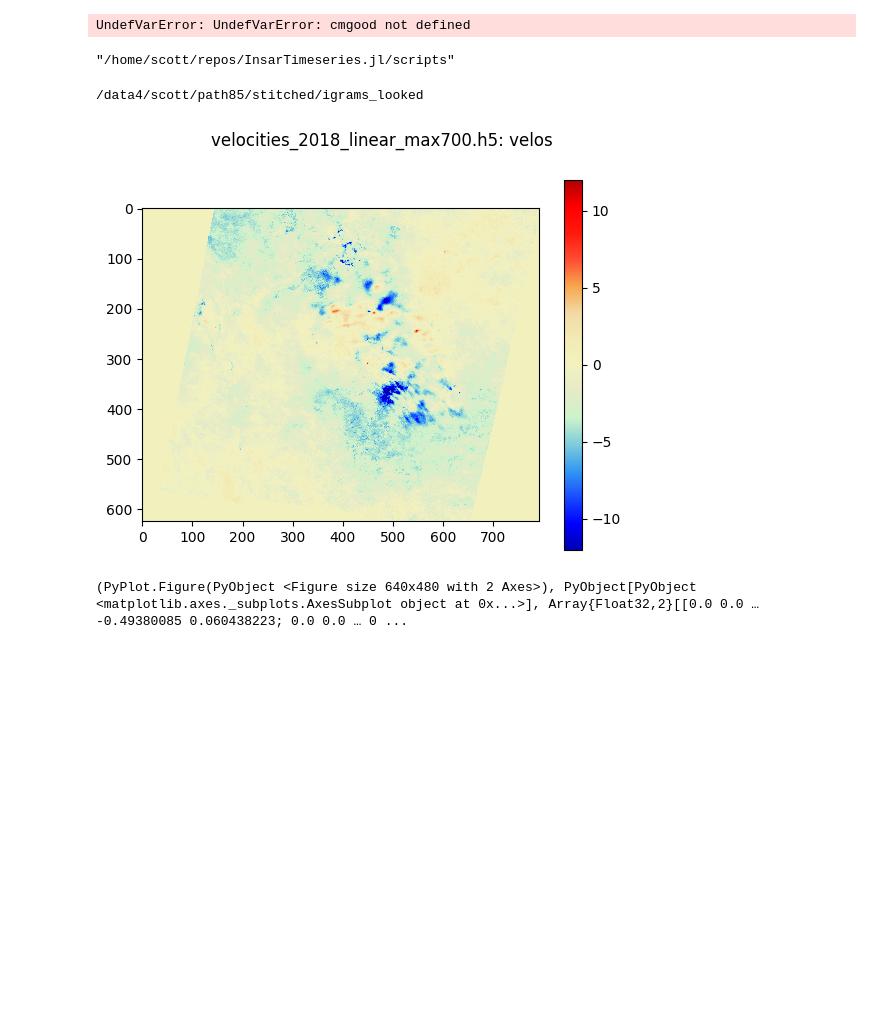
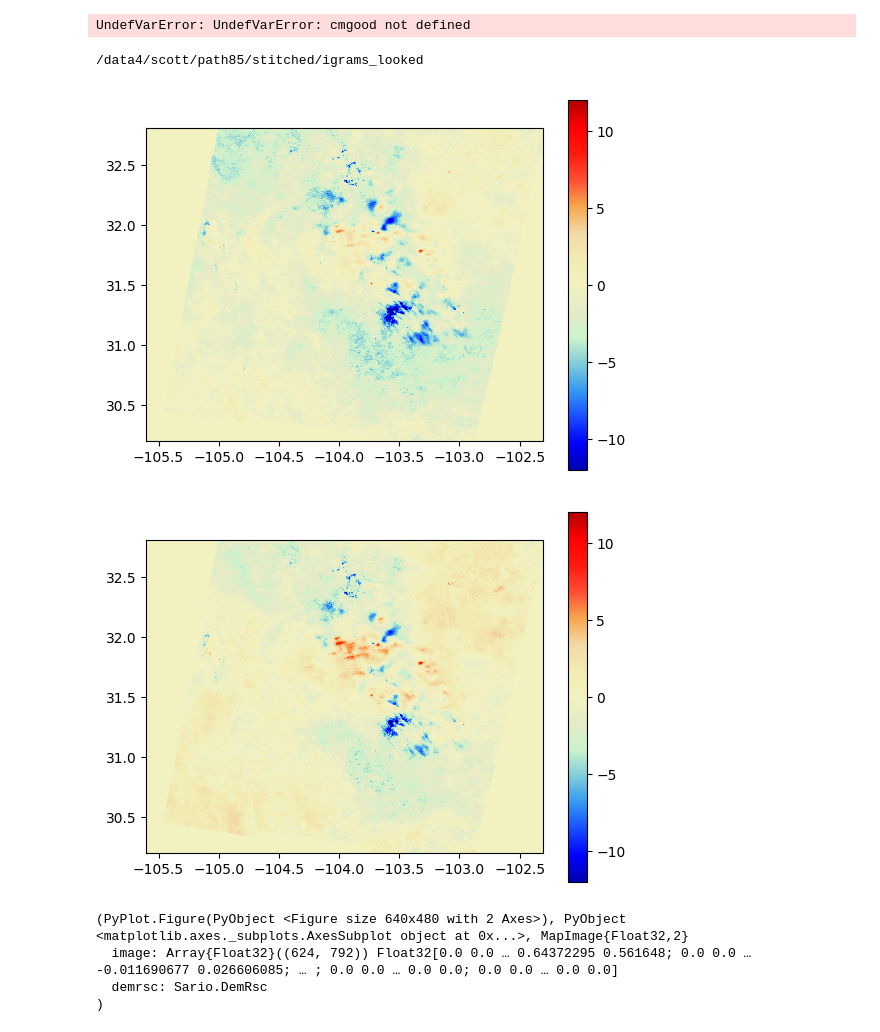
Before and after one commit to scottstanie/InsarTimeseries.jl, a Jupyter notebook: scripts/Untitled.ipynb, the cells around one changed output. Drawn from its saved outputs; the diff is of its cells as text; code cells hidden in the pictures; blank space fills up the shorter version.

Commit message:
more plots

```diff
--- a/scripts/Untitled.ipynb
+++ b/scripts/Untitled.ipynb
@@ -112,16 +131,17 @@ plot_img(m2, cmap="seismic_wide_y", vm=12, shift=2.)
 # plot_img(m2[lats, lons], cmap=cmgood, vm=8, shift=2.3)
 # %% [output]
 UndefVarError: UndefVarError: cmgood not defined
-# %%
-pwd()
-# %% [output]
-"/home/scott/repos/InsarTimeseries.jl/scripts"
 # %%
 ;cd /data4/scott/path85/stitched/igrams_looked/
 # %% [output]
 /data4/scott/path85/stitched/igrams_looked
 # %%
-plotsplit("velocities_2018_linear_max700.h5", vm=12, shift=.2, cmap="seismic_wide_y")
+plot_img("velocities_2018_linear_max800.h5", vm=12, shift=.2, cmap="seismic_wide_y")
+plot_img("velocities_2018_linear_max800_newref.h5", vm=12, shift=.2, cmap="seismic_wide_y")
 # %% [output]
-[figure, old version]
+[figure, new version]
+[figure, added]
-(PyPlot.Figure(PyObject <Figure size 640x480 with 2 Axes>), PyObject[PyObject <matplotlib.axes._subplots.AxesSubplot object at 0x...>], Array{Float32,2}[[0.0 0.0 … -0.49380085 0.060438223; 0.0 0.0 … 0 ...
+(PyPlot.Figure(PyObject <Figure size 640x480 with 2 Axes>), PyObject <matplotlib.axes._subplots.AxesSubplot object at 0x...>, MapImage{Float32,2}
+  image: Array{Float32}((624, 792)) Float32[0.0 0.0 … 0.64372295 0.561648; 0.0 0.0 … -0.011690677 0.026606085; … ; 0.0 0.0 … 0.0 0.0; 0.0 0.0 … 0.0 0.0]
+  demrsc: Sario.DemRsc
+)
```
Also changed, not shown: parts of 9 cells of this notebook.
